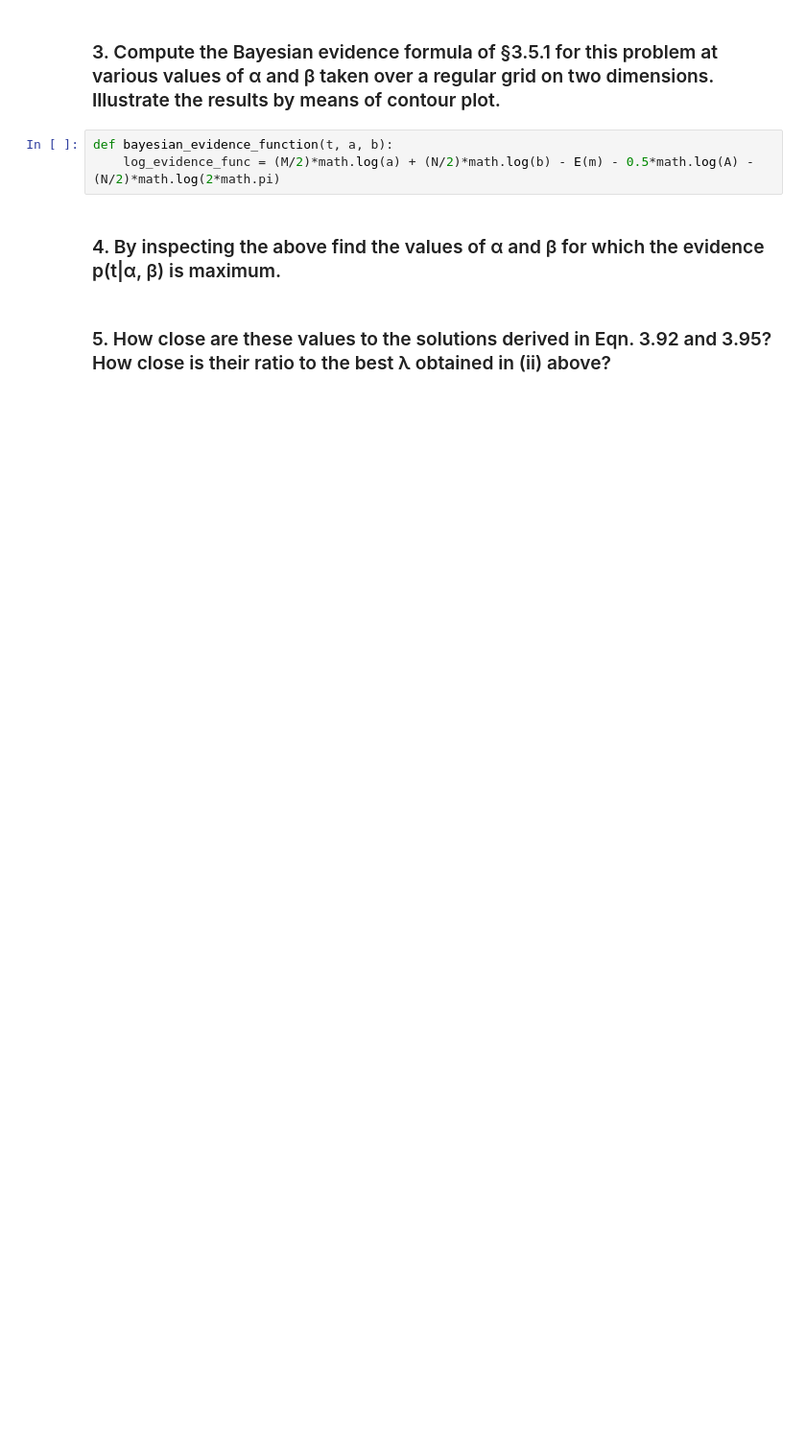
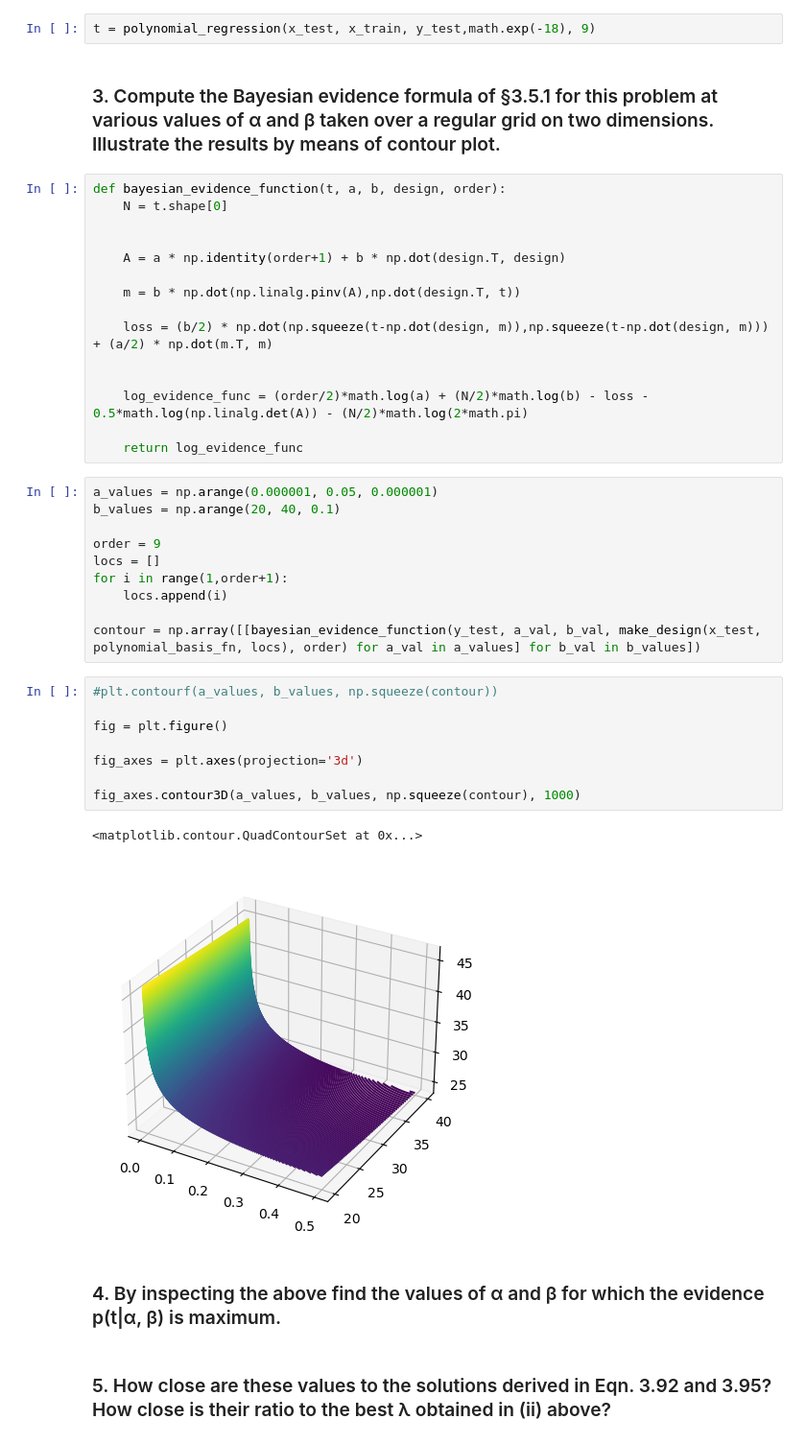
Before and after one commit to FredMCA/COMP6257-Coursework_1, a Jupyter notebook: notebook.ipynb, the cells around one changed output. Shown: that part at 96% size. Drawn from its saved outputs; the diff is of its cells as text; blank space fills up the shorter version.

```diff
--- a/notebook.ipynb
+++ b/notebook.ipynb
@@ -133,8 +219,43 @@ fig.savefig("fig/boxplot.png")
+# %%
+t = polynomial_regression(x_test, x_train, y_test,math.exp(-18), 9)
 # %% [markdown]
 ### 3. Compute the Bayesian evidence formula of §3.5.1 for this problem at various values of α and β taken over a regular grid on two dimensions. Illustrate the results by means of contour plot.
-# %%
-def bayesian_evidence_function(t, a, b):
-    log_evidence_func = (M/2)*math.log(a) + (N/2)*math.log(b) - E(m) - 0.5*math.log(A) - (N/2)*math.log(2*math.pi)
+# %%
+def bayesian_evidence_function(t, a, b, design, order):
+    N = t.shape[0]
+
+
+    A = a * np.identity(order+1) + b * np.dot(design.T, design)
+
+    m = b * np.dot(np.linalg.pinv(A),np.dot(design.T, t))
+
+    loss = (b/2) * np.dot(np.squeeze(t-np.dot(design, m)),np.squeeze(t-np.dot(design, m))) + (a/2) * np.dot(m.T, m)
+
+
+    log_evidence_func = (order/2)*math.log(a) + (N/2)*math.log(b) - loss - 0.5*math.log(np.linalg.det(A)) - (N/2)*math.log(2*math.pi)
+
+    return log_evidence_func
+# %%
+a_values = np.arange(0.000001, 0.05, 0.000001)
+b_values = np.arange(20, 40, 0.1)
+
+order = 9
+locs = []
+for i in range(1,order+1):
+    locs.append(i)
+
+contour = np.array([[bayesian_evidence_function(y_test, a_val, b_val, make_design(x_test, polynomial_basis_fn, locs), order) for a_val in a_values] for b_val in b_values])
+# %%
+#plt.contourf(a_values, b_values, np.squeeze(contour))
+
+fig = plt.figure()
+
+fig_axes = plt.axes(projection='3d')
+
+fig_axes.contour3D(a_values, b_values, np.squeeze(contour), 1000)
+# %% [output]
+<matplotlib.contour.QuadContourSet at 0x...>
+[figure, added]
 # %% [markdown]
 ### 4. By inspecting the above find the values of α and β for which the evidence p(t|α, β) is maximum.
 # %% [markdown]
```
Also changed, not shown: parts of 14 cells of this notebook, 10 other files.
